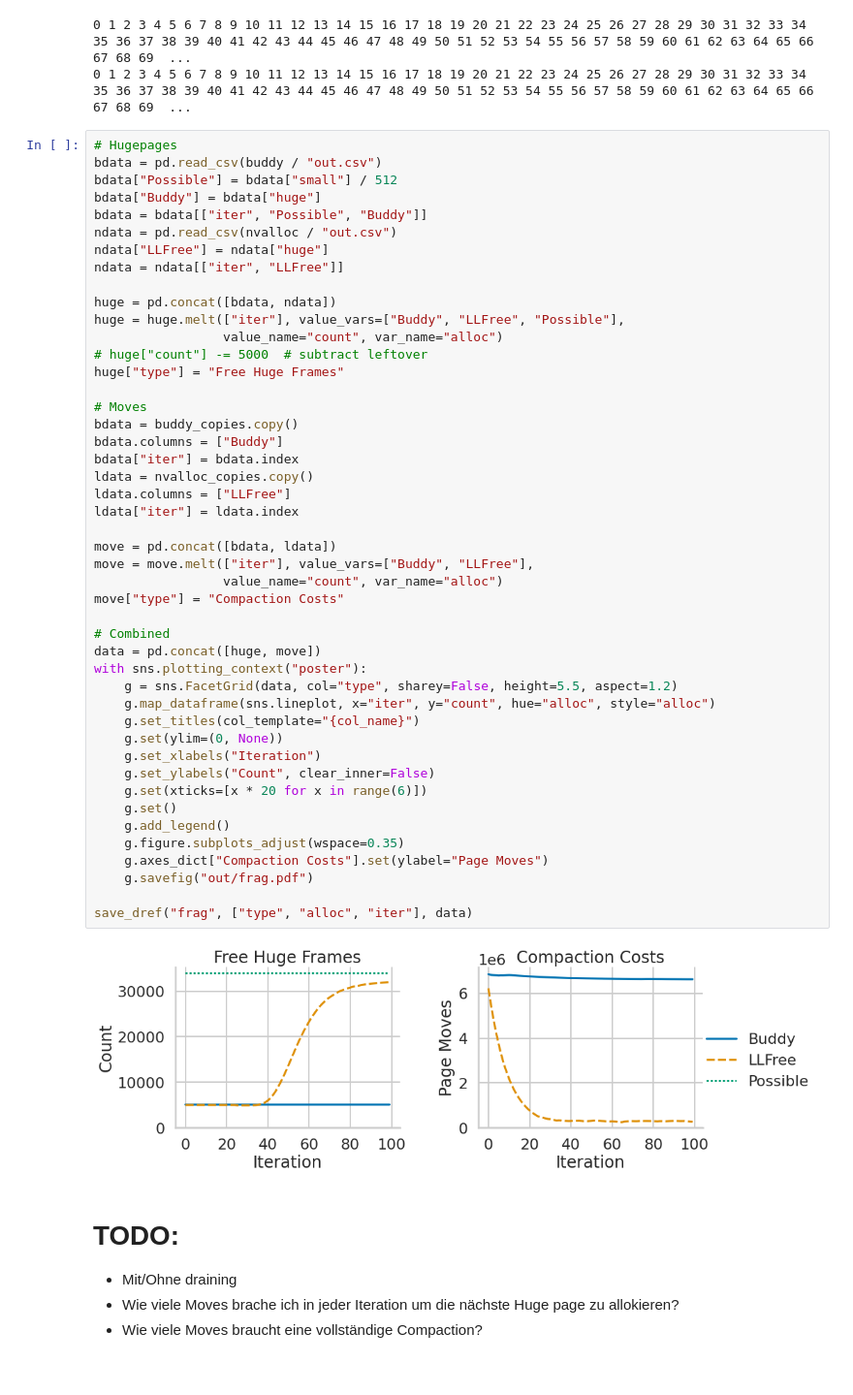
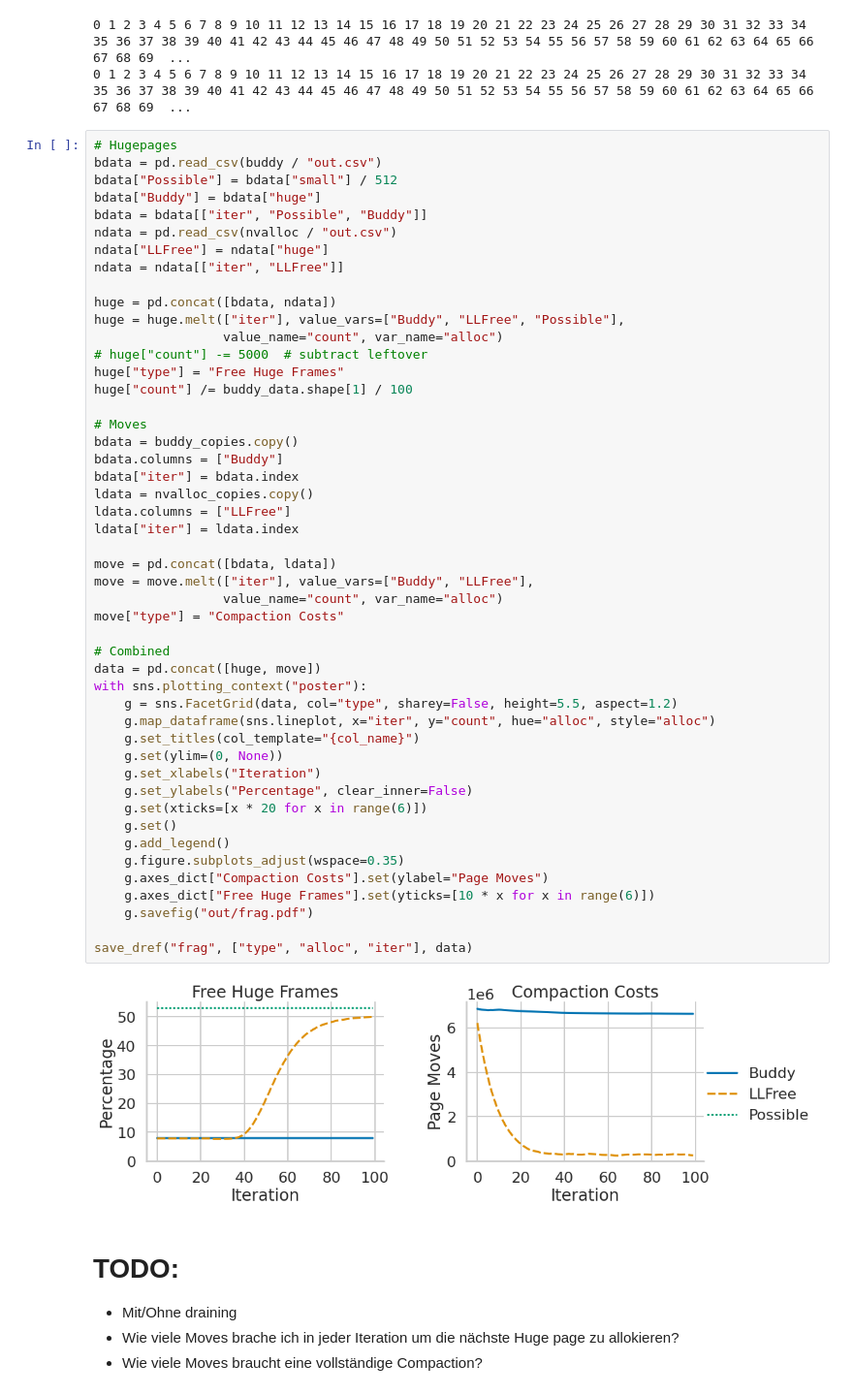
Before and after one commit to luhsra/llfree-bench, a Jupyter notebook: frag.ipynb, the cells around one changed output. Shown at 97% size. Cells and saved outputs as stored; diff of their text form.

Commit message:
Frag percentage of huge frames

```diff
--- a/frag.ipynb
+++ b/frag.ipynb
@@ -187,39 +191,41 @@ huge = huge.melt(["iter"], value_vars=["Buddy", "LLFree", "Possible"],
                  value_name="count", var_name="alloc")
 # huge["count"] -= 5000  # subtract leftover
 huge["type"] = "Free Huge Frames"
+huge["count"] /= buddy_data.shape[1] / 100
 
 # Moves
 bdata = buddy_copies.copy()
 bdata.columns = ["Buddy"]
 bdata["iter"] = bdata.index
 ldata = nvalloc_copies.copy()
 ldata.columns = ["LLFree"]
 ldata["iter"] = ldata.index
 
 move = pd.concat([bdata, ldata])
 move = move.melt(["iter"], value_vars=["Buddy", "LLFree"],
                  value_name="count", var_name="alloc")
 move["type"] = "Compaction Costs"
 
 # Combined
 data = pd.concat([huge, move])
 with sns.plotting_context("poster"):
     g = sns.FacetGrid(data, col="type", sharey=False, height=5.5, aspect=1.2)
     g.map_dataframe(sns.lineplot, x="iter", y="count", hue="alloc", style="alloc")
     g.set_titles(col_template="{col_name}")
     g.set(ylim=(0, None))
     g.set_xlabels("Iteration")
-    g.set_ylabels("Count", clear_inner=False)
+    g.set_ylabels("Percentage", clear_inner=False)
     g.set(xticks=[x * 20 for x in range(6)])
     g.set()
     g.add_legend()
     g.figure.subplots_adjust(wspace=0.35)
     g.axes_dict["Compaction Costs"].set(ylabel="Page Moves")
+    g.axes_dict["Free Huge Frames"].set(yticks=[10 * x for x in range(6)])
     g.savefig("out/frag.pdf")
 
 save_dref("frag", ["type", "alloc", "iter"], data)
 # %% [output]
-[figure, old version]
+[figure, new version]
 # %% [markdown]
 # TODO:
 
```
Also changed, not shown: parts of 2 cells of this notebook, 3 other files.
